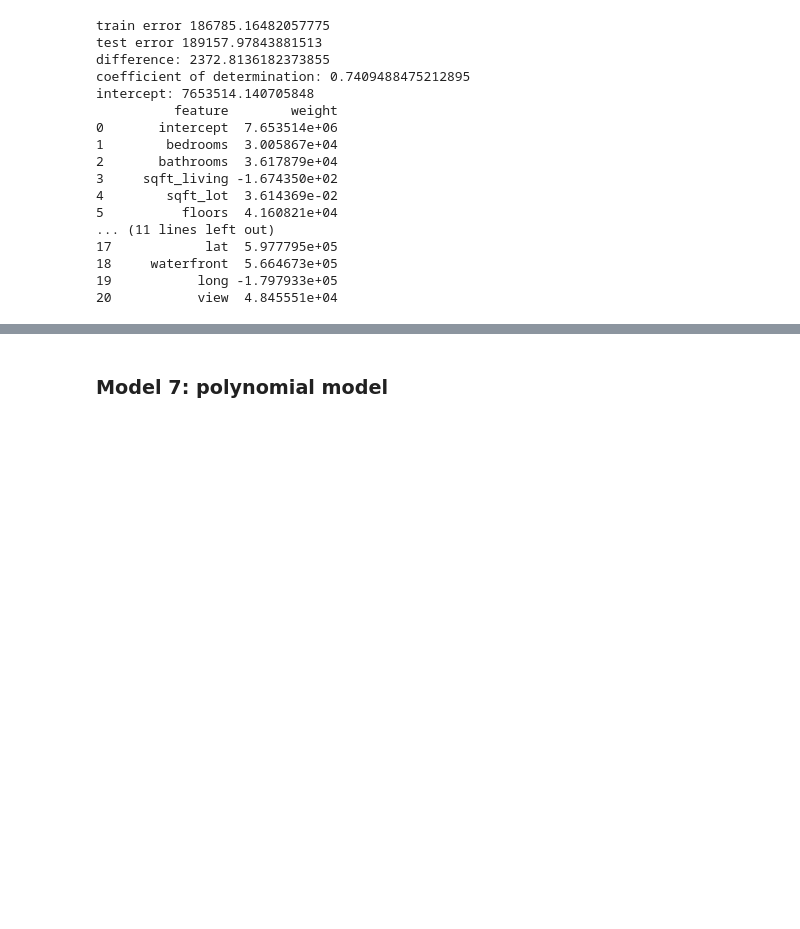
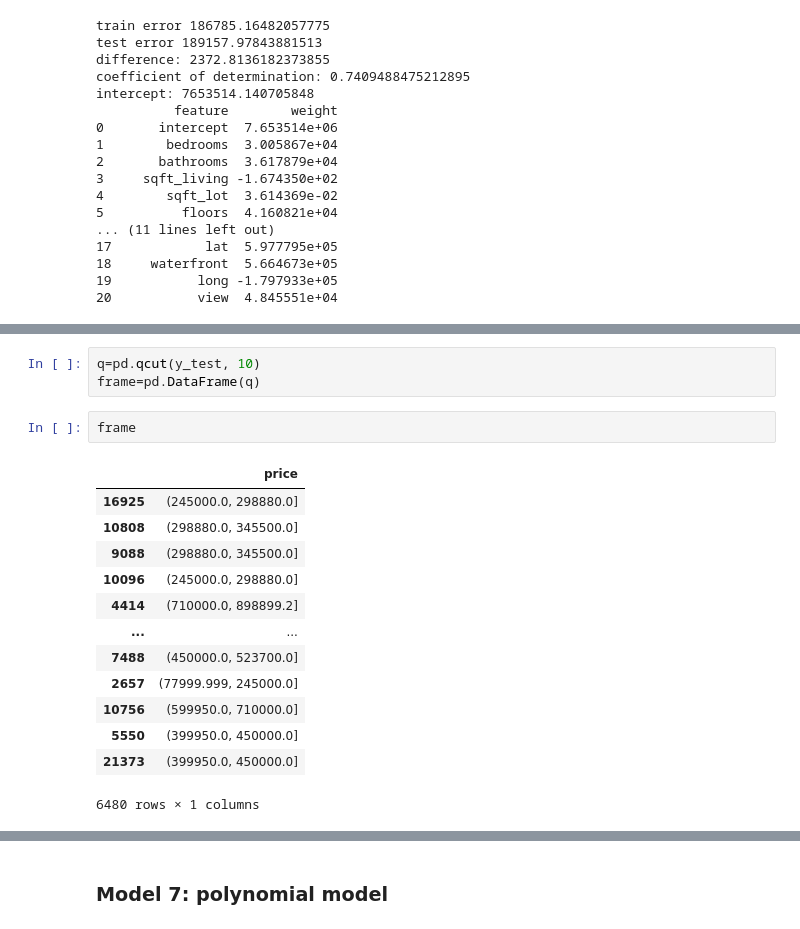
Before and after one commit to asval211/king_county_housing_data, a Jupyter notebook: notebooks/exploratory/pete/Pete_whole_model.ipynb, the cells around one changed output, grey strips where cells are left out. Drawn from its saved outputs; the diff is of its cells as text; blank space fills up the shorter version.

```diff
--- a/notebooks/exploratory/pete/Pete_whole_model.ipynb
+++ b/notebooks/exploratory/pete/Pete_whole_model.ipynb
@@ -470,0 +509,19 @@ intercept: 7653514.140705848
+# %%
+q=pd.qcut(y_test, 10)
+frame=pd.DataFrame(q)
+# %%
+frame
+# %% [output]
+|  | price |
+| 16925 | (245000.0, 298880.0] |
+| 10808 | (298880.0, 345500.0] |
+| 9088 | (298880.0, 345500.0] |
+| 10096 | (245000.0, 298880.0] |
+| 4414 | (710000.0, 898899.2] |
+| ... | ... |
+| 7488 | (450000.0, 523700.0] |
+| 2657 | (77999.999, 245000.0] |
+| 10756 | (599950.0, 710000.0] |
+| 5550 | (399950.0, 450000.0] |
+| 21373 | (399950.0, 450000.0] |
+6480 rows × 1 columns
```
Also changed, not shown: parts of 9 cells of this notebook.
